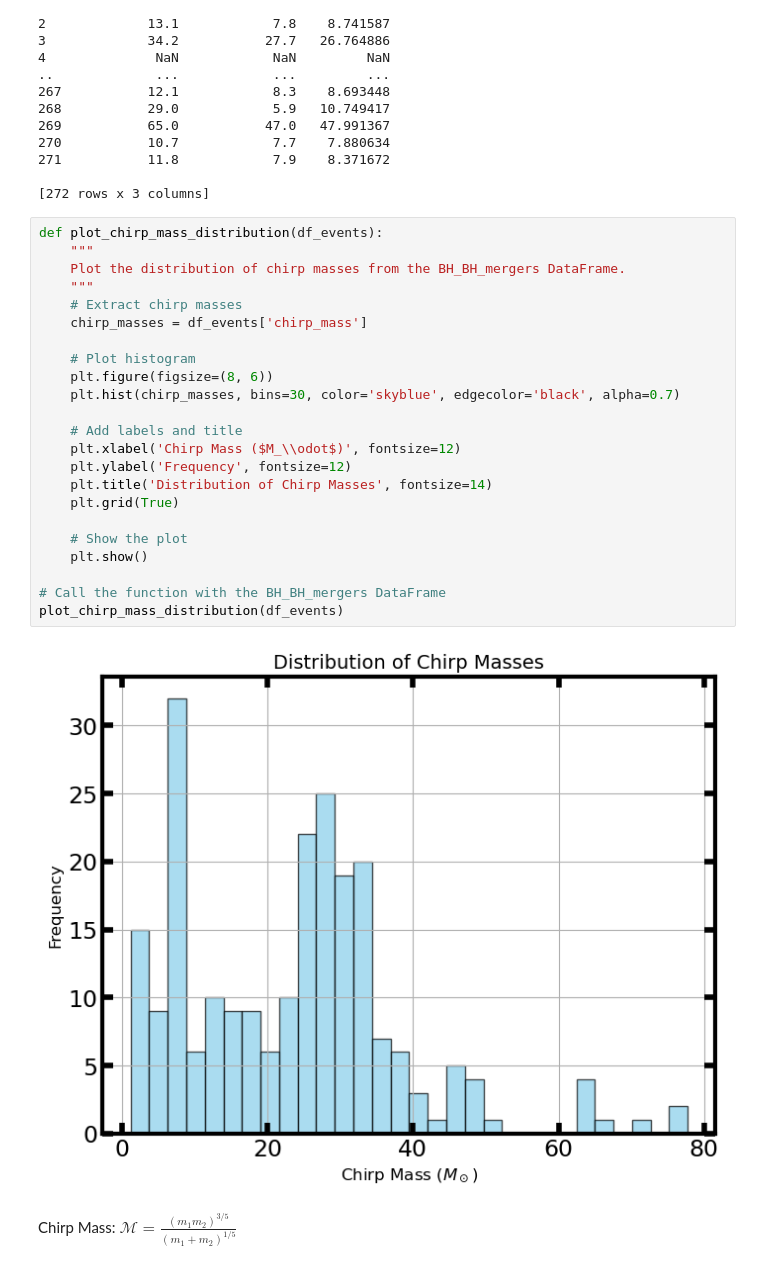
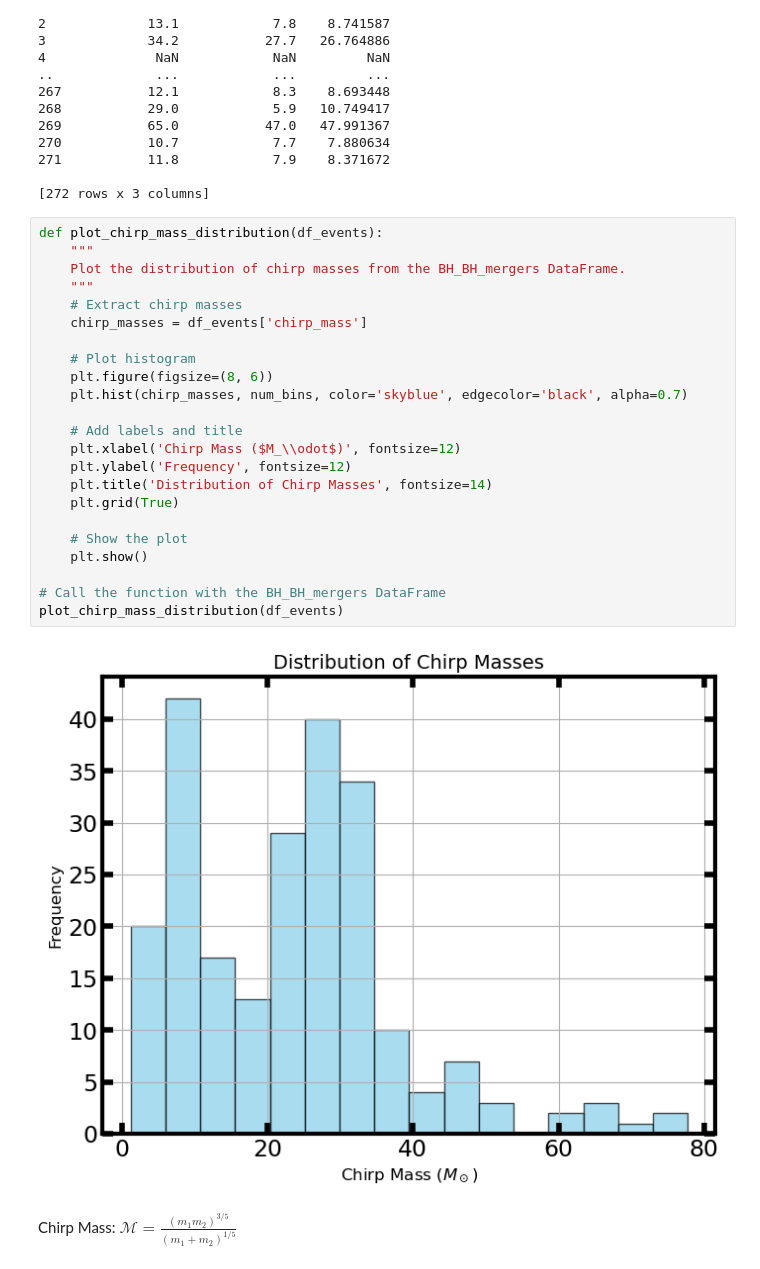
Before and after one commit to leighharwell/G-Waves, a Jupyter notebook: G-Waves.ipynb, the cells around one changed output. Drawn from its saved outputs; the diff is of its cells as text.

```diff
--- a/G-Waves.ipynb
+++ b/G-Waves.ipynb
@@ -319,28 +319,28 @@ print(df_events[['mass_1_source', 'mass_2_source', 'chirp_mass']])
 # %%
 def plot_chirp_mass_distribution(df_events):
     """
     Plot the distribution of chirp masses from the BH_BH_mergers DataFrame.
     """
     # Extract chirp masses
     chirp_masses = df_events['chirp_mass']
 
     # Plot histogram
     plt.figure(figsize=(8, 6))
-    plt.hist(chirp_masses, bins=30, color='skyblue', edgecolor='black', alpha=0.7)
+    plt.hist(chirp_masses, num_bins, color='skyblue', edgecolor='black', alpha=0.7)
 
     # Add labels and title
     plt.xlabel('Chirp Mass ($M_\\odot$)', fontsize=12)
     plt.ylabel('Frequency', fontsize=12)
     plt.title('Distribution of Chirp Masses', fontsize=14)
     plt.grid(True)
 
     # Show the plot
     plt.show()
 
 # Call the function with the BH_BH_mergers DataFrame
 plot_chirp_mass_distribution(df_events)
 # %% [output]
-[figure, old version]
+[figure, new version]
 # %% [markdown]
 Chirp Mass: $ \mathcal{M} = \frac{(m_1 m_2)^{3/5}}{(m_1 + m_2)^{1/5}} $
 # %% [markdown]
```
Also changed, not shown: parts of 1 cell of this notebook, 5 other files.
